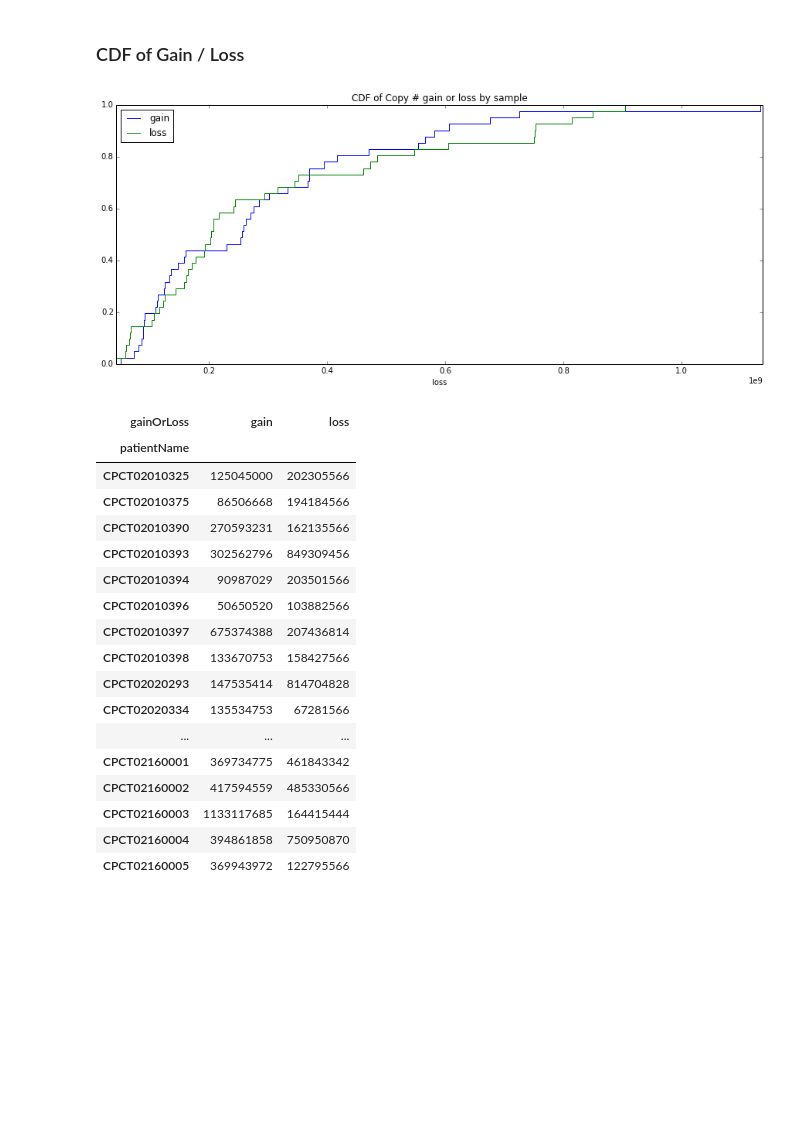
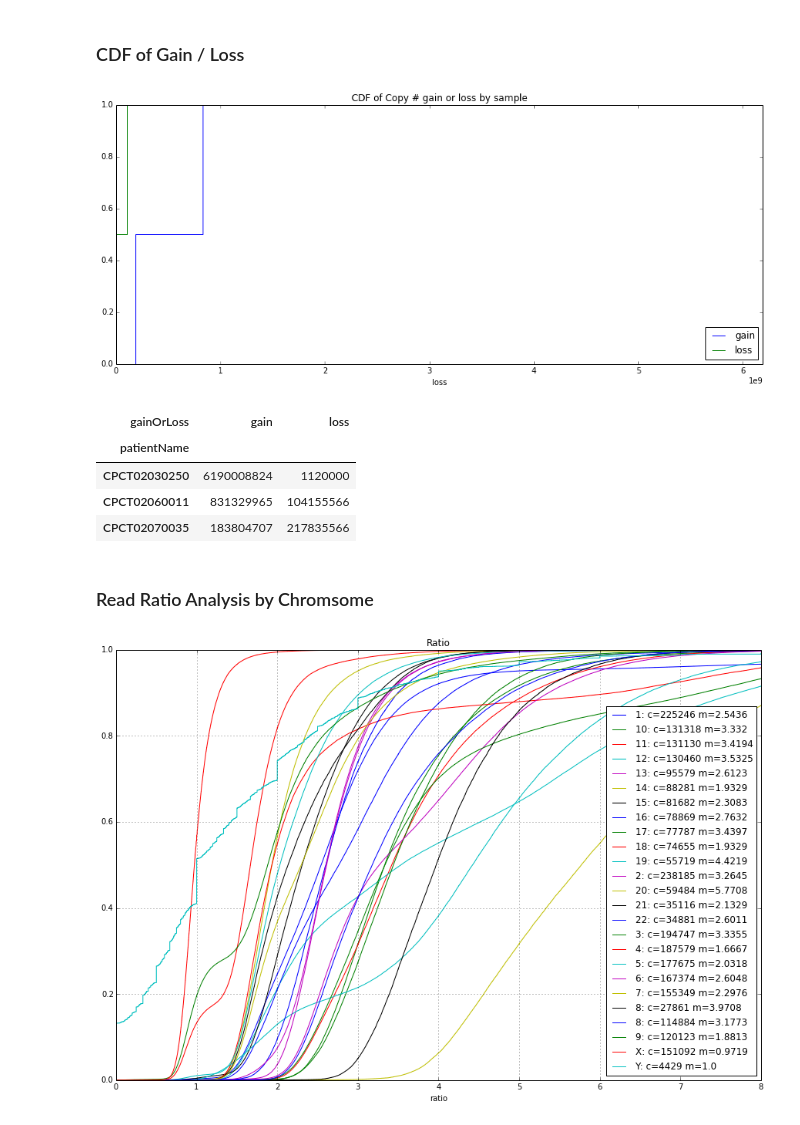
Before and after one commit to hartwigmedical/scripts, a Jupyter notebook: ipython/copy_number_analysis.ipynb, the cells around one changed output. Saved outputs shown, nothing was run; the diff lists cells and outputs as text; code cells hidden in the pictures; blank space fills up the shorter version.

```diff
--- a/ipython/copy_number_analysis.ipynb
+++ b/ipython/copy_number_analysis.ipynb
@@ -27,7 +27,7 @@ Bed File Loaded
 HEALTH_CSV_PATH="/Users/peterpriestley/hmf/analyses/healthCheckAnalysis/"
 HEALTH_CSV_FILENAME="healthCheckFile.csv"
 # %%
-CSV_PATH="/Users/peterpriestley/hmf/analyses/ensembleRuleTesting/"
+CSV_PATH="/Users/peterpriestley/hmf/analyses/freecAnalysis/"
 # SPECIFY SAMPLES
 CSV_FILENAMES=[]
 for x in os.listdir(CSV_PATH):
@@ -76,12 +76,12 @@ def loadHealthChecksAndMerge(df):
     return df
 # %%
 def cnvChart(dfCNV,filename):
-    plt.figure(figsize=[18,1])
+    plt.figure(figsize=[18,4])
     plt.title(filename)
     ax = plt.gca()
     ax.plot(dfCNV['chromPos'], dfCNV['copyNum'],drawstyle="steps-post")
     #ax.set_yscale('log')
-    ax.axis([1, 25, 0, 10])
+    ax.axis([1, 25, 0, 50])
 # %%
 def cnvLabel(copyNumber):
     if copyNumber < 2:
@@ -236,25 +171,14 @@ for columnName in ['gain','loss']:
     ser_cdf = pd.Series(cum_dist, index=ser,name=columnName)
     ser_cdf.plot(drawstyle='steps',legend=True,title="CDF of Copy # gain or loss by sample",figsize=[15,6])
 # %% [output]
-[figure, old version]
+[figure, new version]
 # %%
-dfGainOrLoss
+dfGainOrLoss.head(5)
 # %% [output]
 | gainOrLoss | gain | loss |
 | patientName |  |  |
-| CPCT02010325 | 125045000 | 202305566 |
-| CPCT02010375 | 86506668 | 194184566 |
-| CPCT02010390 | 270593231 | 162135566 |
-| CPCT02010393 | 302562796 | 849309456 |
-| CPCT02010394 | 90987029 | 203501566 |
-| CPCT02010396 | 50650520 | 103882566 |
-| CPCT02010397 | 675374388 | 207436814 |
-| CPCT02010398 | 133670753 | 158427566 |
-| CPCT02020293 | 147535414 | 814704828 |
-| CPCT02020334 | 135534753 | 67281566 |
-| ... | ... | ... |
-| CPCT02160001 | 369734775 | 461843342 |
-| CPCT02160002 | 417594559 | 485330566 |
-| CPCT02160003 | 1133117685 | 164415444 |
-| CPCT02160004 | 394861858 | 750950870 |
-| CPCT02160005 | 369943972 | 122795566 |
+| CPCT02030250 | 6190008824 | 1120000 |
+| CPCT02060011 | 831329965 | 104155566 |
+| CPCT02070035 | 183804707 | 217835566 |
+# %% [markdown]
+### Read Ratio Analysis by Chromsome
@@ -260,0 +199,11 @@ dfGainOrLoss
+# %%
+NORM = 1 # manually determined from chart
+chromosomes = dfCPNTumor['chrom'].unique()
+for chromosome in chromosomes:
+    ser = dfCPNTumor[dfCPNTumor.chrom==chromosome]['ratio'] / NORM
+    ser = ser.sort_values()
+    cum_dist = np.linspace(0.,1.,len(ser))
+    ser_cdf = pd.Series(cum_dist, index=ser,name=str(chromosome)+": c="+str(ser.count())+" m="+str(round(ser.median(),4)))
+    ser_cdf.plot(drawstyle='steps',legend=True, title="Ratio",figsize=[15,10],xlim=[0,8],ylim=[0,1],grid=True)
+# %% [output]
+[figure, added]
```
Also changed, not shown: parts of 15 cells of this notebook, 4 other files.
